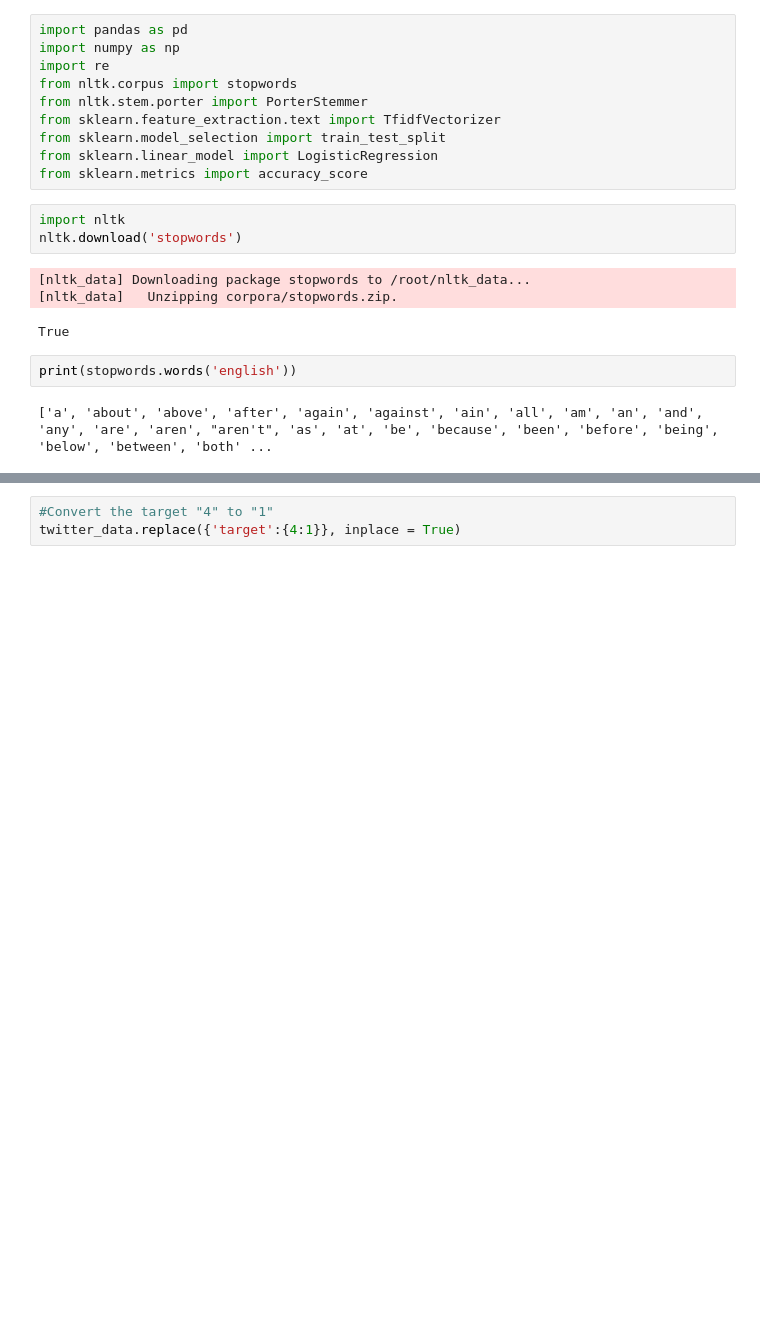
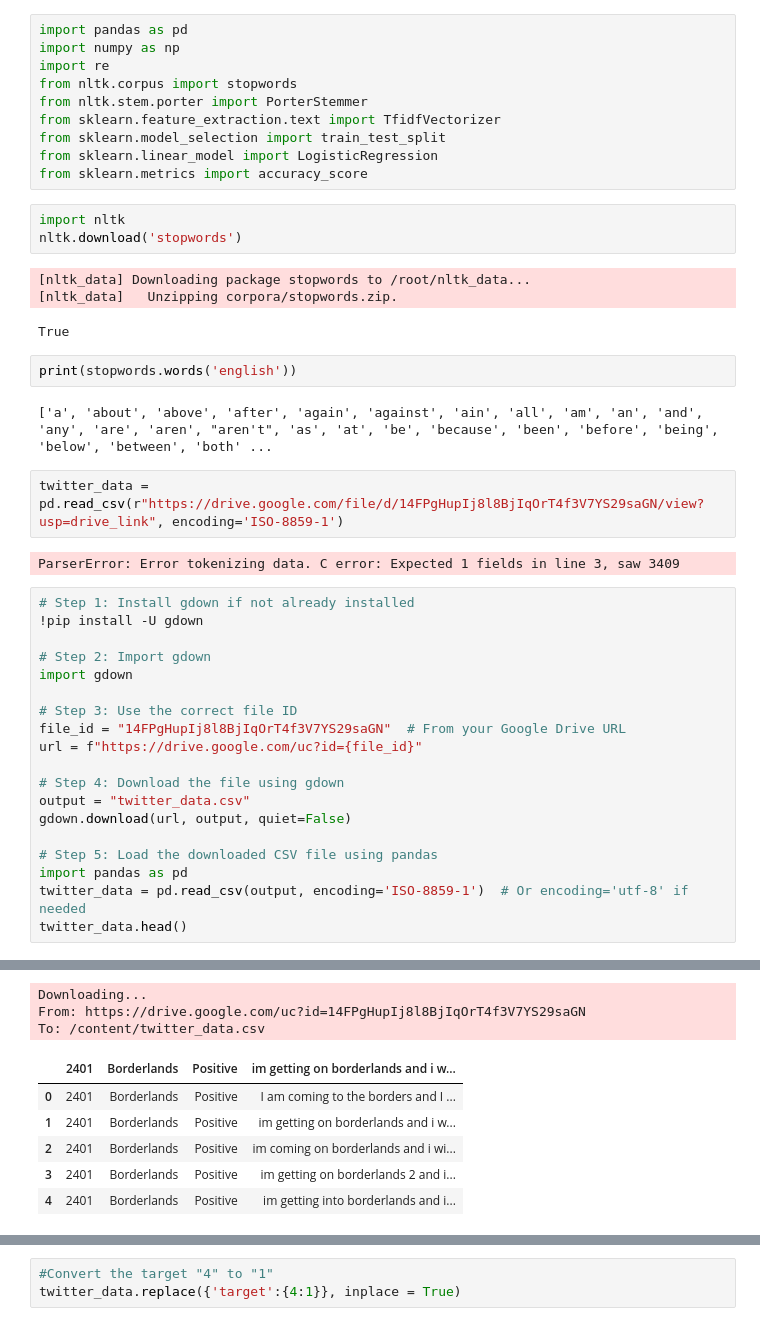
Before and after one commit to pragnacodes/tweet-sentiment, a Jupyter notebook: Tweet_Sentiment_Detection.ipynb, the cells around one changed output, grey strips where cells are left out. Drawn from its saved outputs; the diff is of its cells as text; blank space fills up the shorter version.

```diff
--- a/Tweet_Sentiment_Detection.ipynb
+++ b/Tweet_Sentiment_Detection.ipynb
@@ -21,3 +21,27 @@ True
 print(stopwords.words('english'))
 # %% [output]
 ['a', 'about', 'above', 'after', 'again', 'against', 'ain', 'all', 'am', 'an', 'and', 'any', 'are', 'aren', "aren't", 'as', 'at', 'be', 'because', 'been', 'before', 'being', 'below', 'between', 'both' ...
+# %%
+twitter_data = pd.read_csv(r"https://drive.google.com/file/d/14FPgHupIj8l8BjIqOrT4f3V7YS29saGN/view?usp=drive_link", encoding='ISO-8859-1')
+# %% [output]
+ParserError: Error tokenizing data. C error: Expected 1 fields in line 3, saw 3409
+# %%
+# Step 1: Install gdown if not already installed
+!pip install -U gdown
+
+# Step 2: Import gdown
+import gdown
+
+# Step 3: Use the correct file ID
+file_id = "14FPgHupIj8l8BjIqOrT4f3V7YS29saGN"  # From your Google Drive URL
+url = f"https://drive.google.com/uc?id={file_id}"
+
+# Step 4: Download the file using gdown
+output = "twitter_data.csv"
+gdown.download(url, output, quiet=False)
+
+# Step 5: Load the downloaded CSV file using pandas
+import pandas as pd
+twitter_data = pd.read_csv(output, encoding='ISO-8859-1')  # Or encoding='utf-8' if needed
+twitter_data.head()
+# %% [output]
@@ -23,0 +60,9 @@ print(stopwords.words('english'))
+Downloading...
+From: https://drive.google.com/uc?id=14FPgHupIj8l8BjIqOrT4f3V7YS29saGN
+To: /content/twitter_data.csv
+|  | 2401 | Borderlands | Positive | im getting on borderlands and i w... |
+| 0 | 2401 | Borderlands | Positive | I am coming to the borders and I ... |
+| 1 | 2401 | Borderlands | Positive | im getting on borderlands and i w... |
+| 2 | 2401 | Borderlands | Positive | im coming on borderlands and i wi... |
+| 3 | 2401 | Borderlands | Positive | im getting on borderlands 2 and i... |
+| 4 | 2401 | Borderlands | Positive | im getting into borderlands and i... |
```
Also changed, not shown: parts of 11 cells of this notebook.
